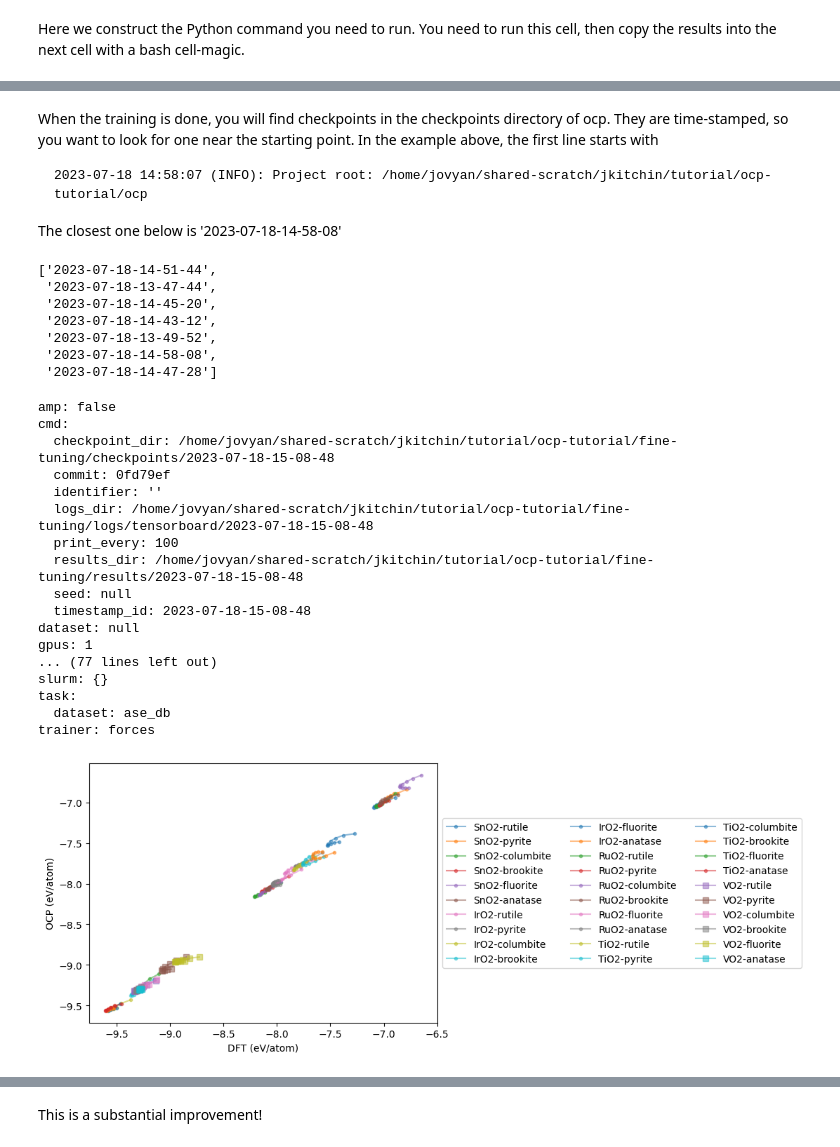
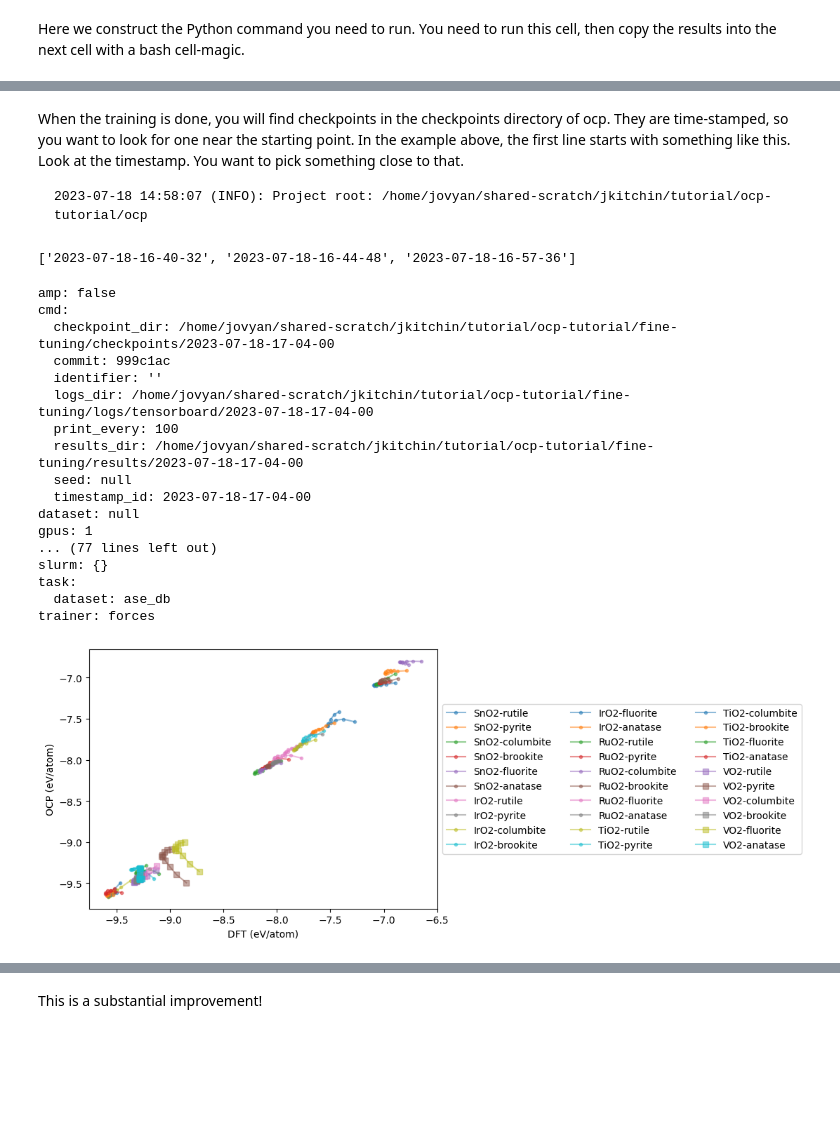
Before and after one commit to Open-Catalyst-Project/tutorial, a Jupyter notebook: ocp-tutorial/fine-tuning/fine-tuning-oxides.ipynb, the cells around one changed output, grey strips where cells are left out. Cells and saved outputs as stored; diff of their text form; code cells hidden in the pictures; blank space fills up the shorter version.

Commit message:
more updates on fine tuning.

```diff
--- a/ocp-tutorial/fine-tuning/fine-tuning-oxides.ipynb
+++ b/ocp-tutorial/fine-tuning/fine-tuning-oxides.ipynb
@@ -285,11 +357,13 @@ We write the file to run.yml in the current directory.
 # %%
+# TODO this should work but does not
 from yaml import load, dump
 from yaml import CLoader as Loader, CDumper as Dumper
 
-with open(Path(om.__file__).parent.parent / 'configs/s2ef/all/base.yml') as f:
+with open(ocp_root / 'configs/oc22/s2ef/base_joint.yml') as f:
     yml = load(f, Loader=Loader)
 
-with open(Path(om.__file__).parent.parent / 'configs/oc22/s2ef/gemnet-oc/gemnet_oc.yml') as f:
+#with open(ocp_root / 'configs/oc22/s2ef/gemnet-oc/gemnet_oc.yml') as f:
+with open(Path(om.__file__).parent.parent / 'configs/oc22/s2ef/gemnet-oc/gemnet_oc_oc20_oc22.yml') as f:
     yml.update(load(f, Loader=Loader))
     del yml['includes']  # OCP uses relative paths here. We don't need an include anymore since we load base above.
 
@@ -308,8 +382,10 @@ yml.update(dict(task=dict(dataset='ase_db'),
 
 # This setting determines when checkpoints are saved
 del yml['optim']['eval_every']
+del yml['logger']
 
-runyml = Path('run.yml').absolute()
+
+runyml = Path('run2.yml').absolute()
 with open(runyml, 'wb') as f:
     f.write(dump(yml).encode('utf-8'))
 
@@ -416,35 +493,27 @@ dataset:
 ... (75 outputs left out)
 # %% [markdown]
-When the training is done, you will find checkpoints in the checkpoints directory of ocp. They are time-stamped, so you want to look for one near the starting point. In the example above, the first line starts with
+When the training is done, you will find checkpoints in the checkpoints directory of ocp. They are time-stamped, so you want to look for one near the starting point. In the example above, the first line starts with something like this. Look at the timestamp. You want to pick something close to that.
 
     2023-07-18 14:58:07 (INFO): Project root: /home/jovyan/shared-scratch/jkitchin/tutorial/ocp-tutorial/ocp
-
-The closest one below is  '2023-07-18-14-58-08'
 # %%
-os.listdir(ocp_root / 'checkpoints')
+sorted(os.listdir(ocp_root / 'checkpoints'))
 # %% [output]
-['2023-07-18-14-51-44',
- '2023-07-18-13-47-44',
- '2023-07-18-14-45-20',
- '2023-07-18-14-43-12',
- '2023-07-18-13-49-52',
- '2023-07-18-14-58-08',
- '2023-07-18-14-47-28']
+['2023-07-18-16-40-32', '2023-07-18-16-44-48', '2023-07-18-16-57-36']
 # %%
-newckpt = ocp_root / 'checkpoints' / '2023-07-18-14-58-08/checkpoint.pt'
+newckpt = ocp_root / 'checkpoints' / '2023-07-18-16-57-36/checkpoint.pt'
 from ocpmodels.common.relaxation.ase_utils import OCPCalculator
 newcalc = OCPCalculator(checkpoint=os.path.expanduser(newckpt), cpu=False)
 # %% [output]
 amp: false
 cmd:
-  checkpoint_dir: /home/jovyan/shared-scratch/jkitchin/tutorial/ocp-tutorial/fine-tuning/checkpoints/2023-07-18-15-08-48
-  commit: 0fd79ef
+  checkpoint_dir: /home/jovyan/shared-scratch/jkitchin/tutorial/ocp-tutorial/fine-tuning/checkpoints/2023-07-18-17-04-00
+  commit: 999c1ac
   identifier: ''
-  logs_dir: /home/jovyan/shared-scratch/jkitchin/tutorial/ocp-tutorial/fine-tuning/logs/tensorboard/2023-07-18-15-08-48
+  logs_dir: /home/jovyan/shared-scratch/jkitchin/tutorial/ocp-tutorial/fine-tuning/logs/tensorboard/2023-07-18-17-04-00
   print_every: 100
-  results_dir: /home/jovyan/shared-scratch/jkitchin/tutorial/ocp-tutorial/fine-tuning/results/2023-07-18-15-08-48
+  results_dir: /home/jovyan/shared-scratch/jkitchin/tutorial/ocp-tutorial/fine-tuning/results/2023-07-18-17-04-00
   seed: null
-  timestamp_id: 2023-07-18-15-08-48
+  timestamp_id: 2023-07-18-17-04-00
 dataset: null
 gpus: 1
 ... (77 lines left out)
@@ -453,31 +522,35 @@ task:
   dataset: ase_db
 trainer: forces
 # %%
-import time
+eos_data = {}
 for oxide in oxides:
+    eos_data[oxide] = {}
     for polymorph in polymorphs:
         dft = []
         ocp = []
+        vols = []
         calculations = d[oxide][polymorph]['PBE']['EOS']['calculations']
         for c in calculations:
 
             atoms = Atoms(symbols=c['atoms']['symbols'],
                           positions=c['atoms']['positions'],
                           cell=c['atoms']['cell'],
                           pbc=c['atoms']['pbc'])
             atoms.set_tags(np.ones(len(atoms)))
 
             atoms.calc = newcalc
             ocp += [atoms.get_potential_energy() / len(atoms)]
             dft += [c['data']['total_energy'] / len(atoms)]
+            vols += [atoms.get_volume()]
         plt.plot(dft, ocp, marker='s' if oxide == 'VO2' else '.',
                  alpha=0.5, label=f'{oxide}-{polymorph}')
+        eos_data[oxide]['polymop'] = (vols, dft, ocp)
 
 plt.xlabel('DFT (eV/atom)')
 plt.ylabel('OCP (eV/atom)')
 plt.legend(loc='center left', bbox_to_anchor=(1, 0.5), ncol=3);
 # %% [output]
-[figure, old version]
+[figure, new version]
 # %%
 mae = np.mean(np.abs(np.array(dft) - np.array(ocp)))
 print(f'New MAE = {mae:1.3f} eV/atom')
```
Also changed, not shown: parts of 13 cells of this notebook.
